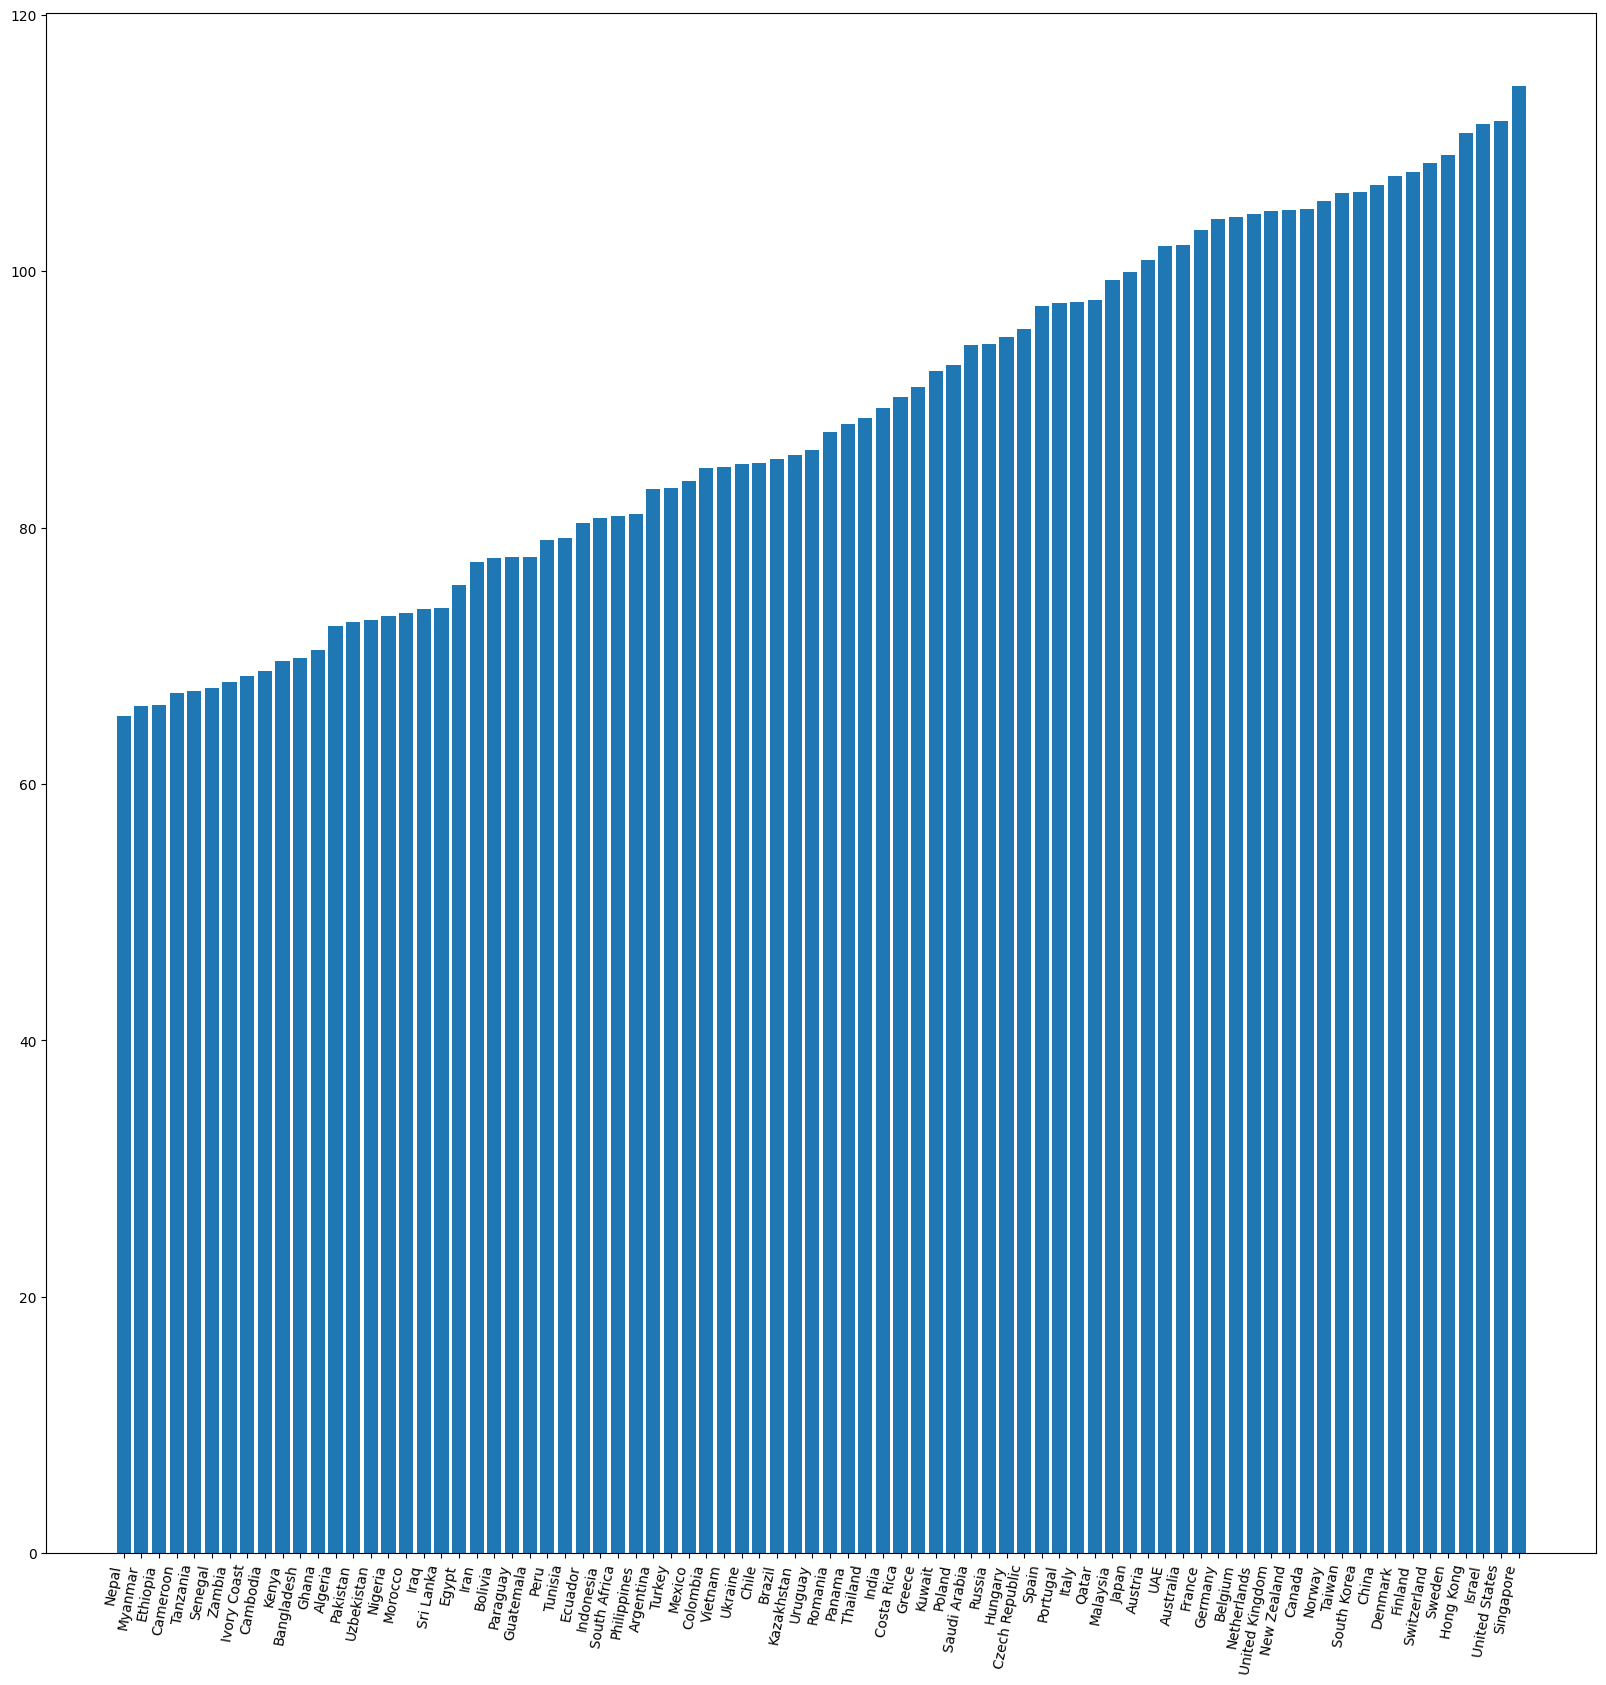
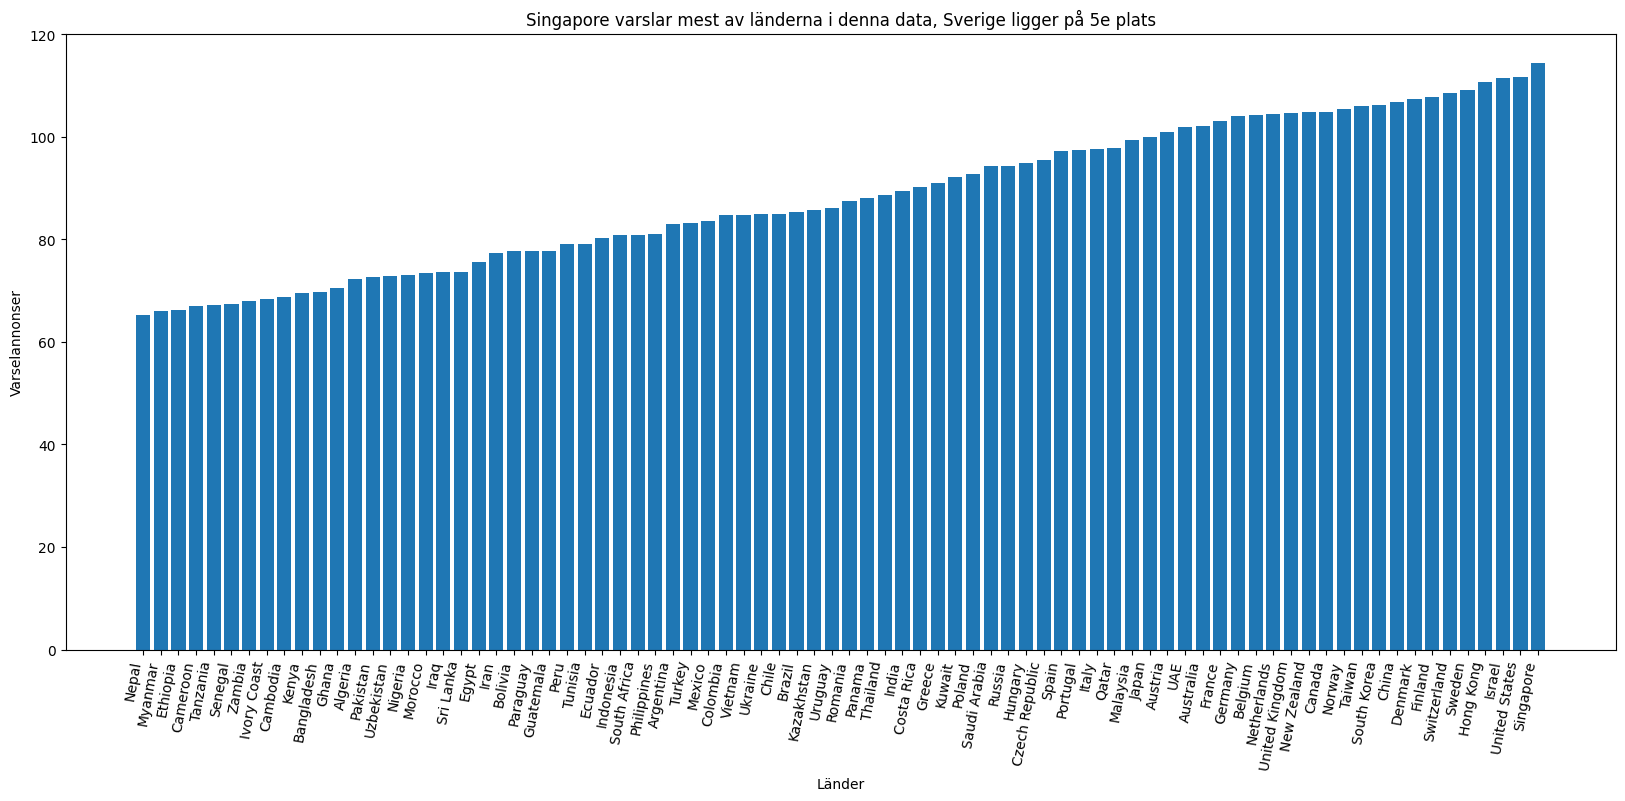
The notebook cell's code change between the first figure and the second:
--- before
+++ after
@@ -1,6 +1,8 @@
 ai_varsel = df.groupby("country")["ai_cited_layoff_announcements"].mean().sort_values()
-plt.figure(figsize=(20, 20))
+plt.figure(figsize=(20, 8))
 plt.bar(ai_varsel.index, ai_varsel.values)
 plt.xticks(rotation=80, ha="right")
-plt
+plt.title("Singapore varslar mest av länderna i denna data, Sverige ligger på 5e plats")
+plt.xlabel("Länder")
+plt.ylabel("Varselannonser")
 plt.show()

Commit: klar med 3e diagrammet